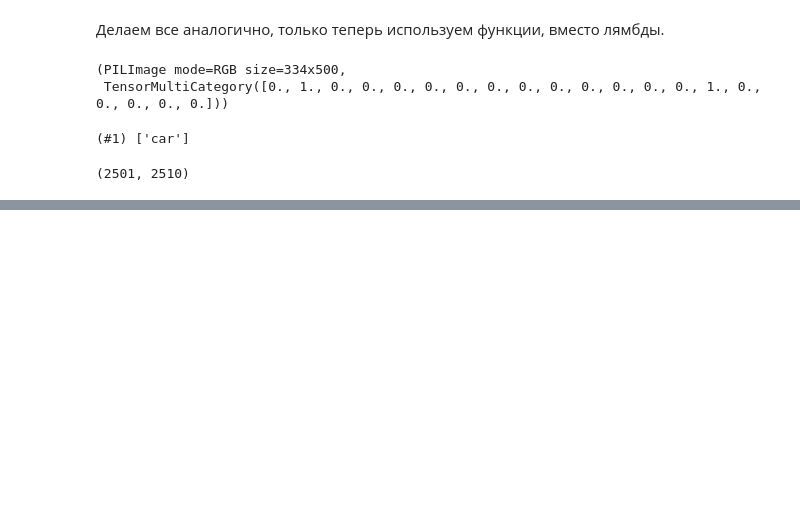
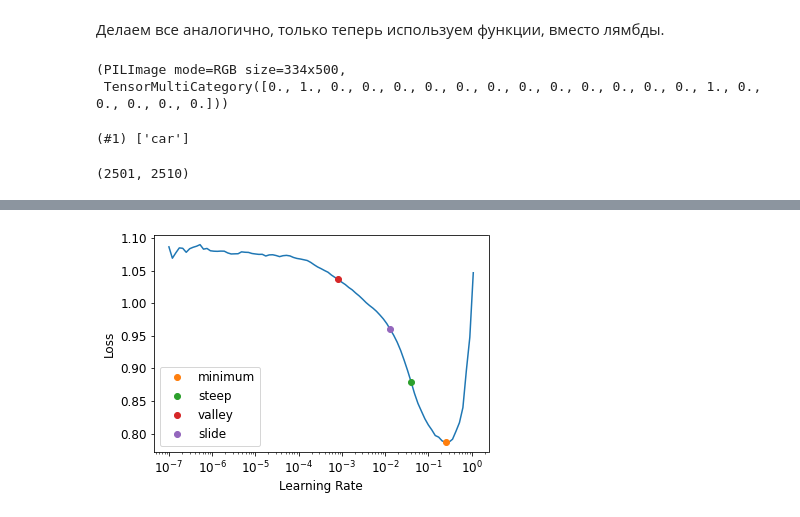
Before and after one commit to Kisaua/fastai-colab-learning, a Jupyter notebook: 06_multicat.ipynb, the cells around one changed output, grey strips where cells are left out. Saved outputs shown, nothing was run; the diff lists cells and outputs as text; code cells hidden in the pictures; blank space fills up the shorter version.

```diff
--- a/06_multicat.ipynb
+++ b/06_multicat.ipynb
@@ -101,0 +158,6 @@ dls.show_batch(nrows=3, ncols=3)
+# %%
+# Если в предсказании может быть несколько значений
+def accuracy_multi(inp, targ, thresh=0.5, sigmoid=True):
+    "Compute accuracy when `inp` and `targ` are the same size."
+    if sigmoid: inp = inp.sigmoid()
+    return ((inp>thresh)==targ.bool()).float().mean()
@@ -101,0 +177,4 @@ dls.show_batch(nrows=3, ncols=3)
+# %%
+learn = cnn_learner(dls, resnet50, metrics=partial(accuracy_multi, thresh=0.2))
+lrs = learn.lr_find(suggest_funcs=(minimum, steep, valley, slide))
+# %% [output]
@@ -101,0 +182 @@ dls.show_batch(nrows=3, ncols=3)
+[figure, added]
```
Also changed, not shown: parts of 16 cells of this notebook.
